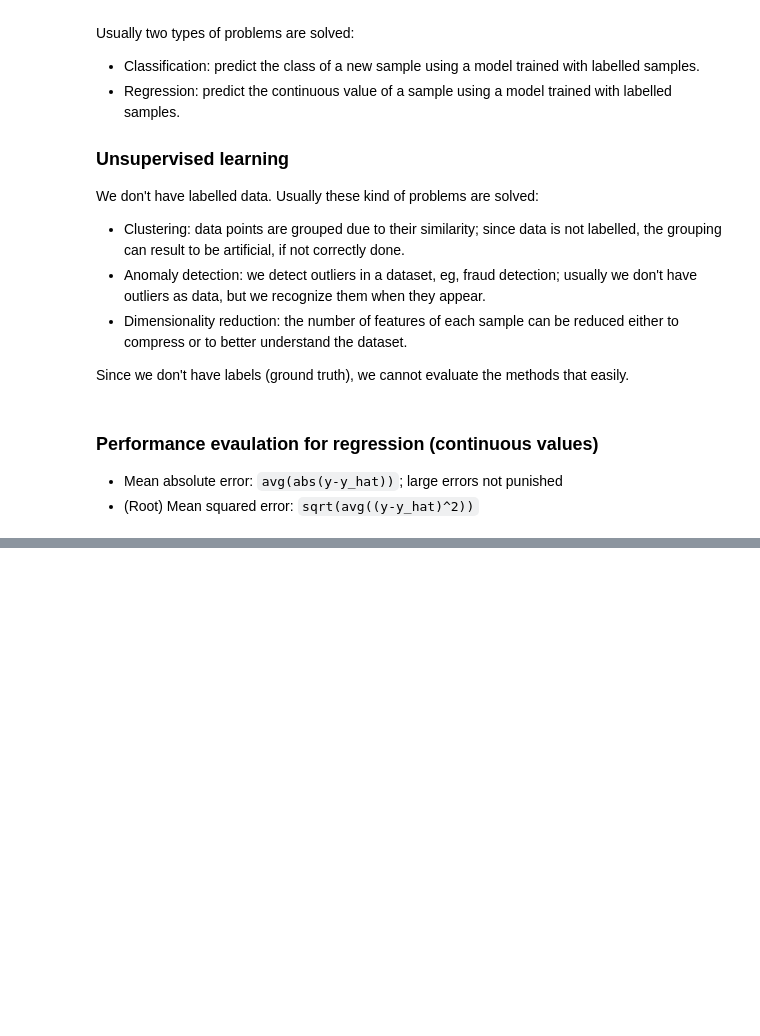
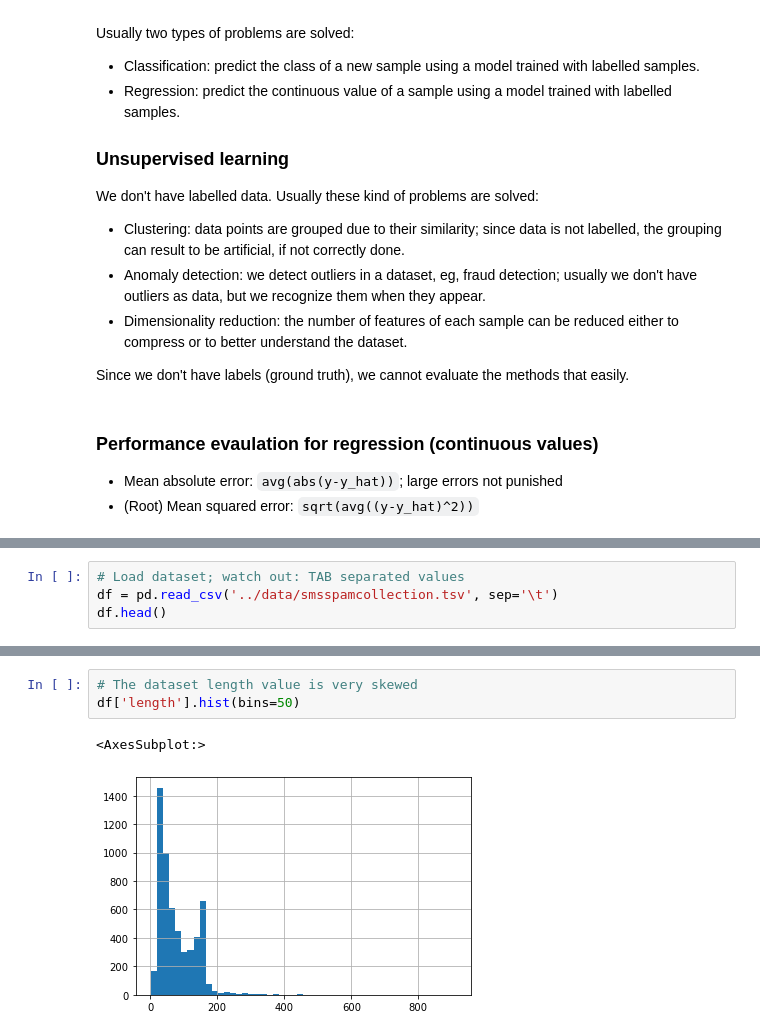
Before and after one commit to mxagar/nlp_guide, a Jupyter notebook: 04_Text_Classification/00_ScikitLearn_Intro.ipynb, the cells around one changed output, grey strips where cells are left out. Saved outputs shown, nothing was run; the diff lists cells and outputs as text; blank space fills up the shorter version.

```diff
--- a/04_Text_Classification/00_ScikitLearn_Intro.ipynb
+++ b/04_Text_Classification/00_ScikitLearn_Intro.ipynb
@@ -84,0 +115,4 @@ For each example, we need to pick the most appropriate metric and choose the mos
+# %%
+# Load dataset; watch out: TAB separated values
+df = pd.read_csv('../data/smsspamcollection.tsv', sep='\t')
+df.head()
@@ -84,0 +173,6 @@ For each example, we need to pick the most appropriate metric and choose the mos
+# %%
+# The dataset length value is very skewed
+df['length'].hist(bins=50)
+# %% [output]
+<AxesSubplot:>
+[figure, added]
```
Also changed, not shown: parts of 45 cells of this notebook, 1 other file.
